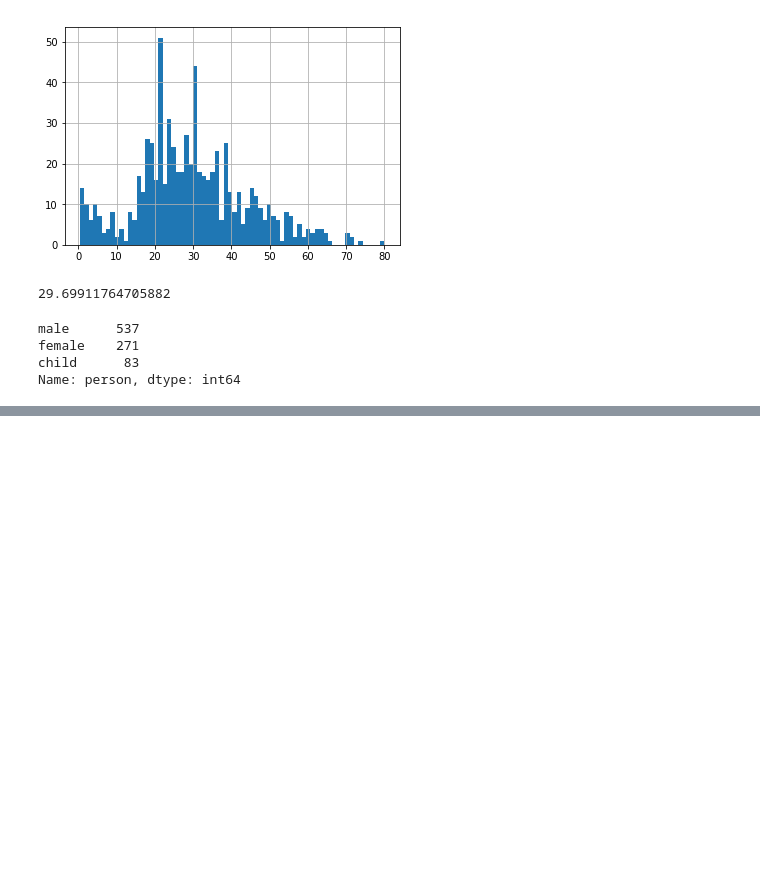
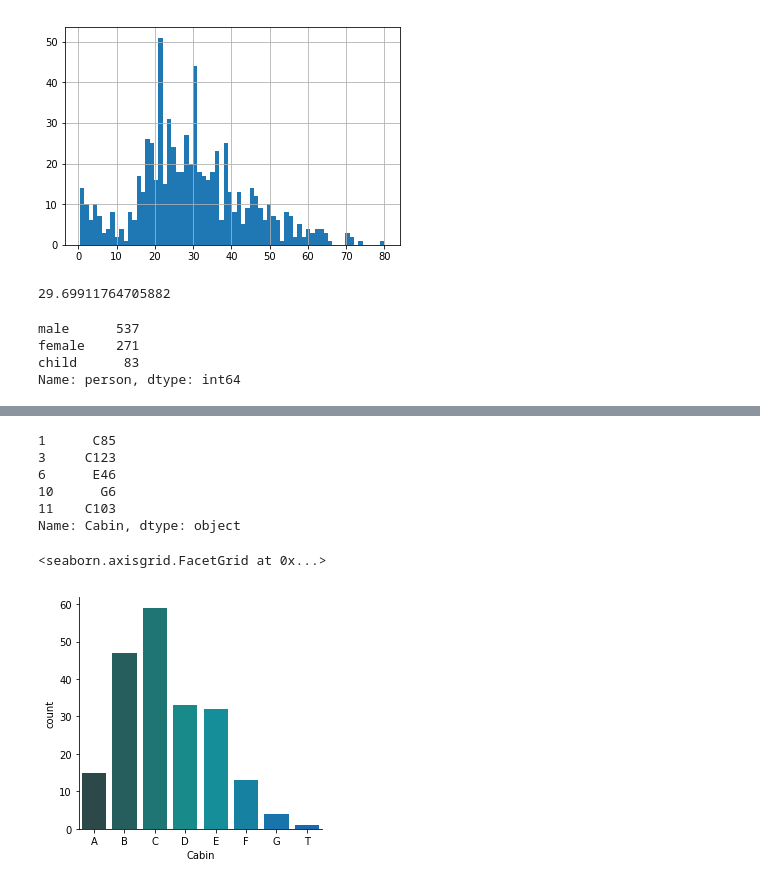
Before and after one commit to hoangrandy/Titanic-Machine-Learning-from-Disaster, a Jupyter notebook: titanic_analysis.ipynb, the cells around one changed output, grey strips where cells are left out. Saved outputs shown, nothing was run; the diff lists cells and outputs as text; code cells hidden in the pictures; blank space fills up the shorter version.

```diff
--- a/titanic_analysis.ipynb
+++ b/titanic_analysis.ipynb
@@ -108,0 +163,29 @@ Name: person, dtype: int64
+# %%
+# looks like cabin is missing many values (most of them are null) - let's drop the nulls
+deck = titanic_df['Cabin'].dropna()
+# %%
+deck.head()
+# %% [output]
+1      C85
+3     C123
+6      E46
+10      G6
+11    C103
+Name: Cabin, dtype: object
+# %%
+# we only need the first letter to determine the deck - forget the numbers
+
+levels = []
+for level in deck:
+    levels.append(level[0])
+
+# Make a plot with this new cabin data
+cabin_df = DataFrame(levels)
+
+
+
+cabin_df.columns = ['Cabin']
+sns.factorplot('Cabin', data=cabin_df,palette='winter_d', kind="count", order =['A','B','C','D','E','F','G','T'])
+# %% [output]
+<seaborn.axisgrid.FacetGrid at 0x...>
+[figure, added]
```
Also changed, not shown: parts of 7 cells of this notebook.
